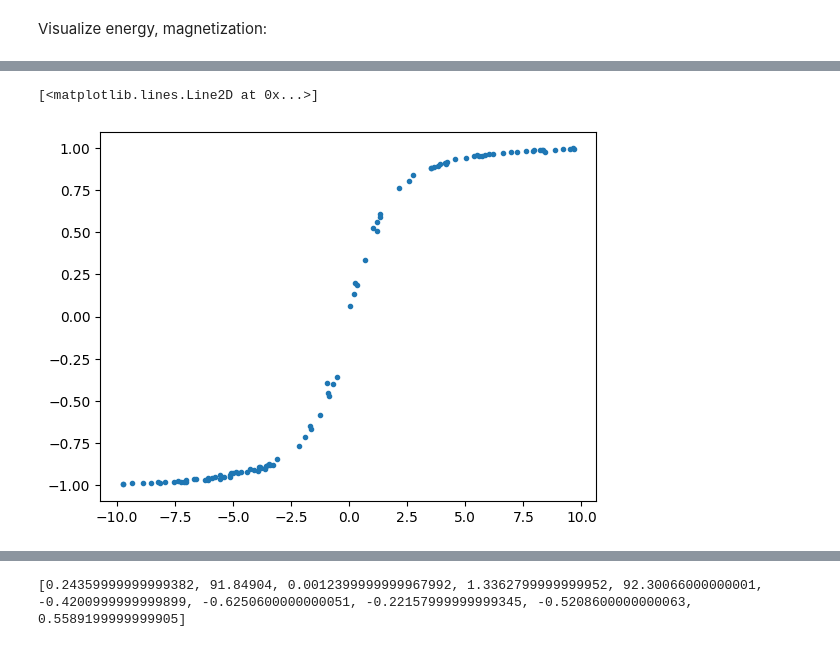
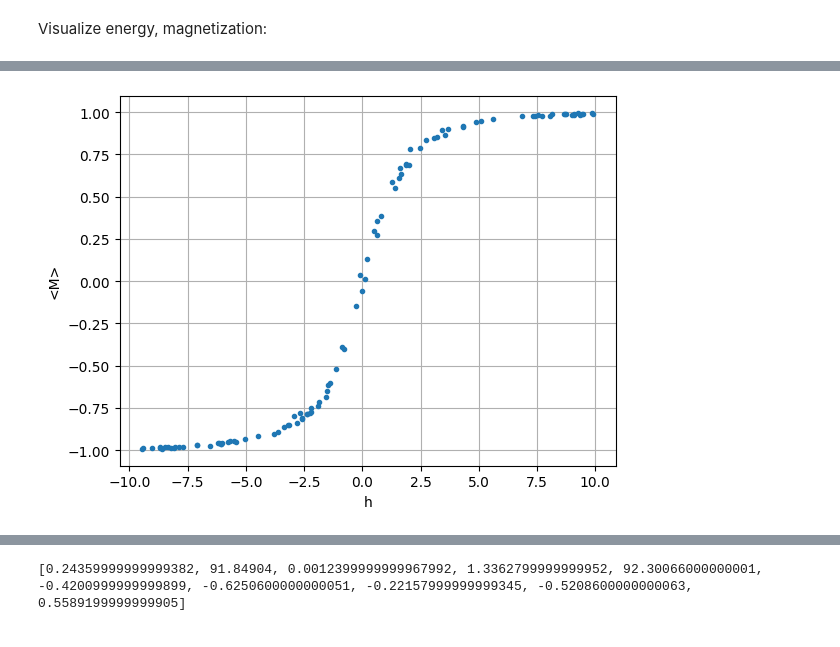
Before and after one commit to axelkat/statfmc, a Jupyter notebook: isingmodel.ipynb, the cells around one changed output, grey strips where cells are left out. Cells and saved outputs as stored; diff of their text form; code cells hidden in the pictures.

```diff
--- a/isingmodel.ipynb
+++ b/isingmodel.ipynb
@@ -145,9 +167,6 @@ H = []  #Array for the corresponding external field
 for i in range(100):
     Grid, L = initgrid(10,True, False) #Init grid with all spins up
     h = np.random.random()*20-10 # Randomly select the external field in h=[-10, 10]
-    Data,M,n, magnetization,average = isingmodel(50000,h,1,5,10,M, False, True) #Monte Carlo simulation
-    ave.append(average)
+    Earr,Eave,Spins,steps, Marr, Mave = isingmodel(50000,h,1,5,10,M) #Monte Carlo simulation
+    ave.append(Mave)
     H.append(h)
-# %% [output]
-[<matplotlib.lines.Line2D at 0x...>]
-[figure, removed]
@@ -155,0 +173,7 @@ plt.plot()
+# %%
+plt.plot(H,ave,'.')
+plt.xlabel('h')
+plt.ylabel('<M>')
+plt.grid(True)
+# %% [output]
+[figure, added]
```
Also changed, not shown: parts of 12 cells of this notebook.
